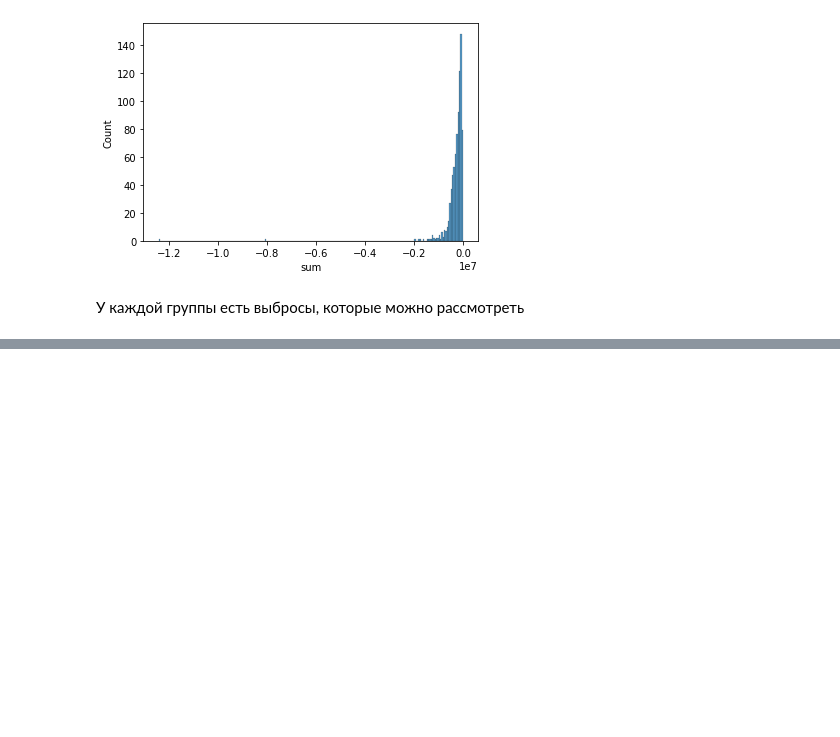
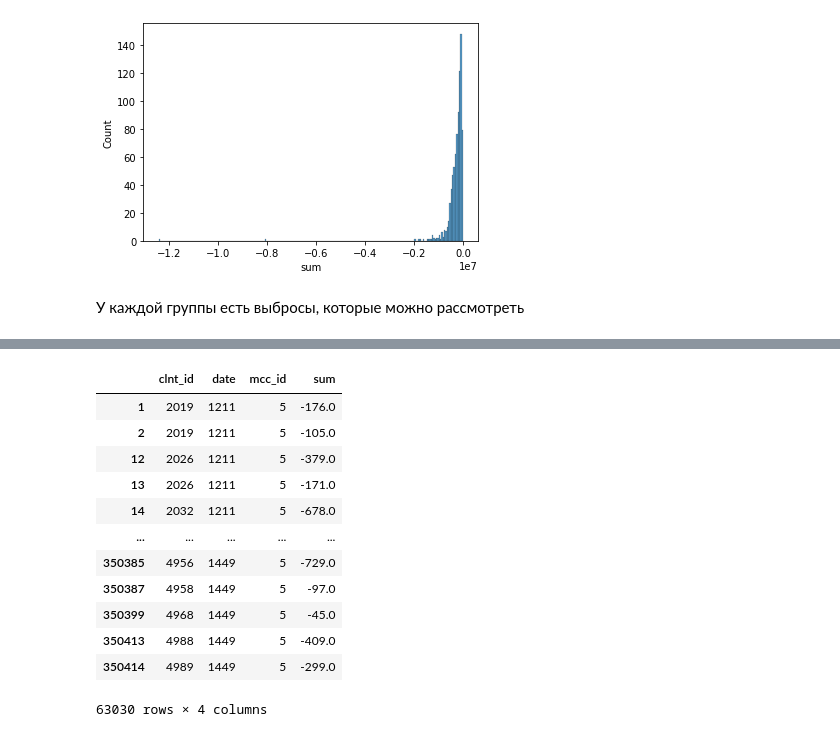
Before and after one commit to valpaq/some_competitions, a Jupyter notebook: ODS VTB/trans.ipynb, the cells around one changed output, grey strips where cells are left out. Drawn from its saved outputs; the diff is of its cells as text; code cells hidden in the pictures; blank space fills up the shorter version.

```diff
--- a/ODS VTB/trans.ipynb
+++ b/ODS VTB/trans.ipynb
@@ -398,0 +650,16 @@ sns.histplot(g_1_s['sum'])
+# %%
+df.query('mcc_id==5')
+# %% [output]
+|  | clnt_id | date | mcc_id | sum |
+| 1 | 2019 | 1211 | 5 | -176.0 |
+| 2 | 2019 | 1211 | 5 | -105.0 |
+| 12 | 2026 | 1211 | 5 | -379.0 |
+| 13 | 2026 | 1211 | 5 | -171.0 |
+| 14 | 2032 | 1211 | 5 | -678.0 |
+| ... | ... | ... | ... | ... |
+| 350385 | 4956 | 1449 | 5 | -729.0 |
+| 350387 | 4958 | 1449 | 5 | -97.0 |
+| 350399 | 4968 | 1449 | 5 | -45.0 |
+| 350413 | 4988 | 1449 | 5 | -409.0 |
+| 350414 | 4989 | 1449 | 5 | -299.0 |
+63030 rows × 4 columns
```
Also changed, not shown: parts of 48 cells of this notebook, 4 other files.
